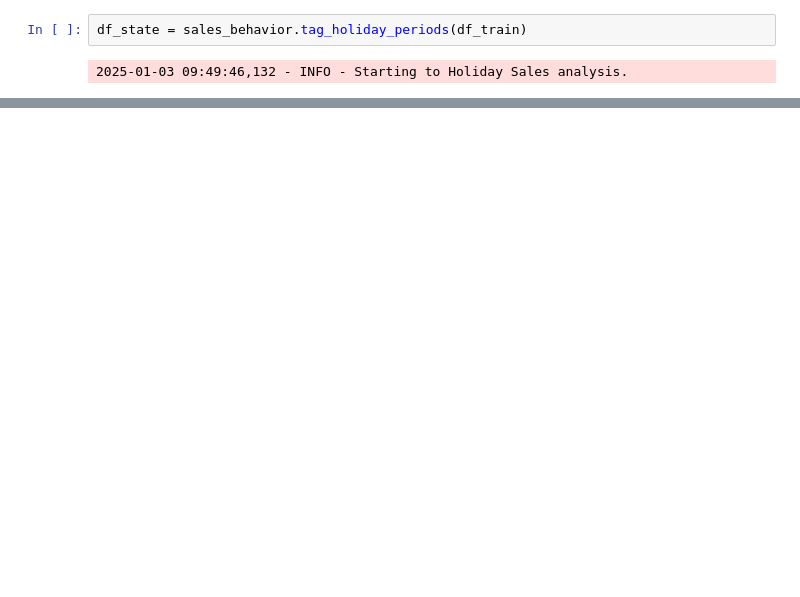
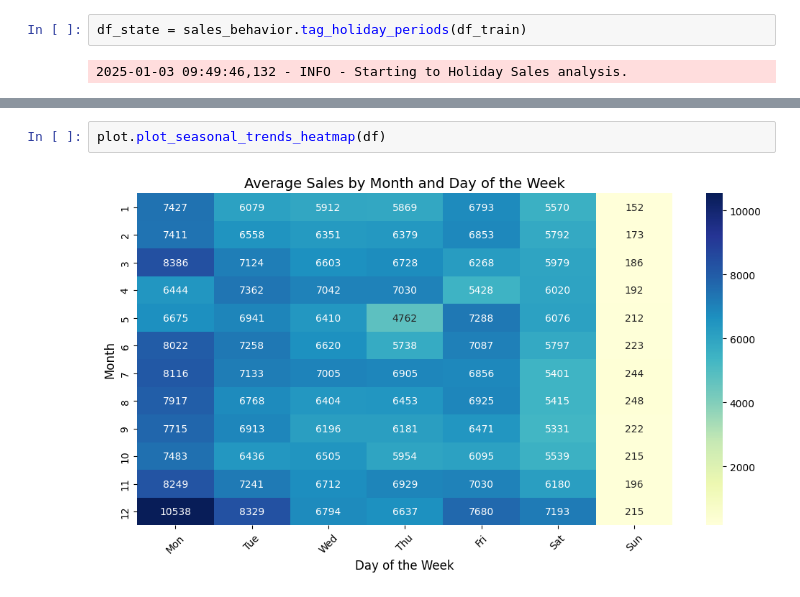
Before and after one commit to amsalugetasew/10_Academy_AI_Mastery_kifiya_Week_4, a Jupyter notebook: Notebooks/main.ipynb, the cells around one changed output, grey strips where cells are left out. Drawn from its saved outputs; the diff is of its cells as text; blank space fills up the shorter version.

```diff
--- a/Notebooks/main.ipynb
+++ b/Notebooks/main.ipynb
@@ -140,0 +163,4 @@ df_train.head()
+# %%
+plot.plot_seasonal_trends_heatmap(df)
+# %% [output]
+[figure, added]
```
Also changed, not shown: parts of 52 cells of this notebook.
